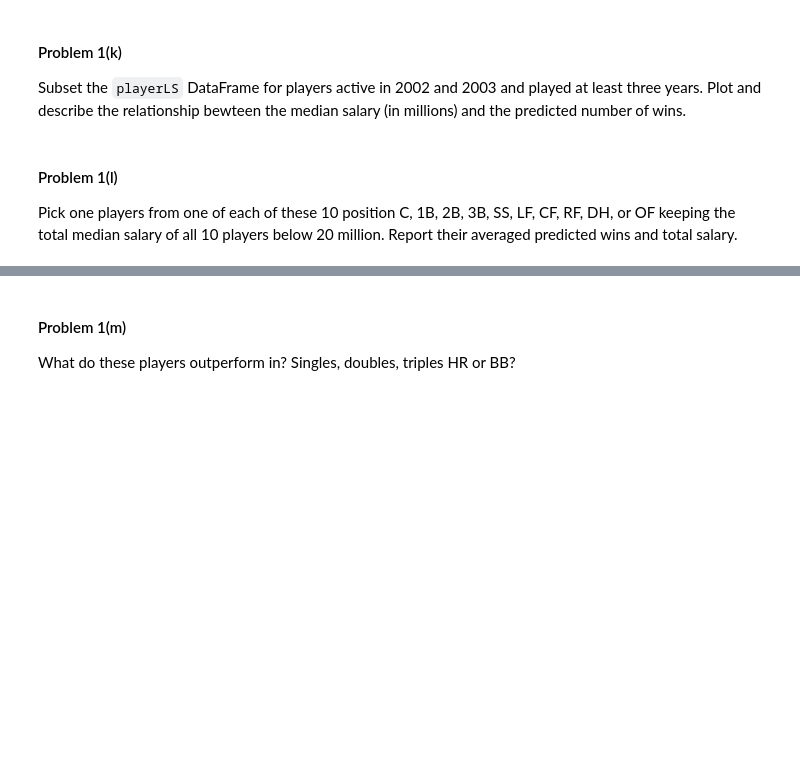
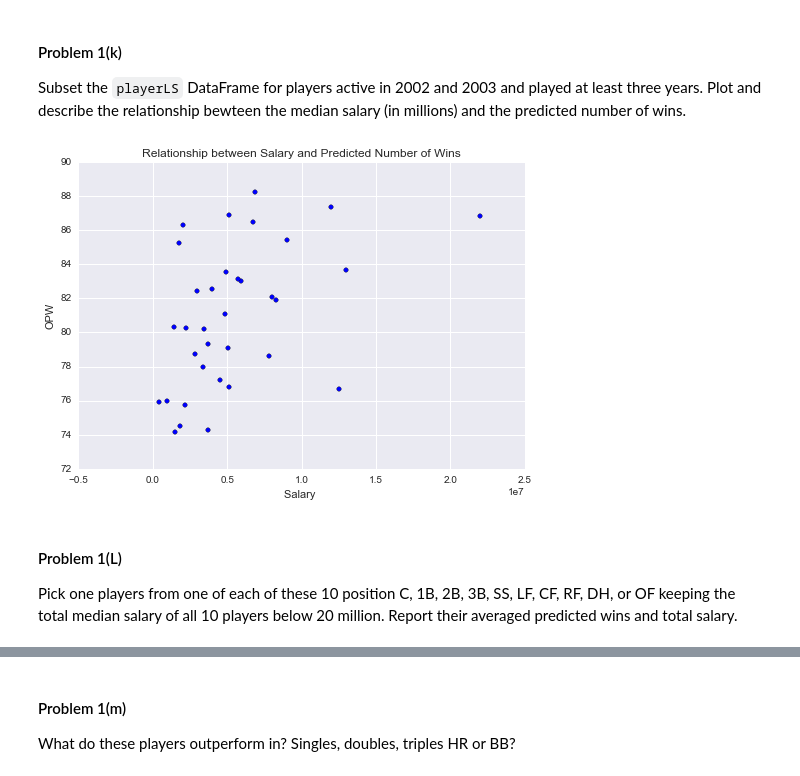
Before and after one commit to eggie5/UCSD-MAS-DSE220, a Jupyter notebook: hmwk2/hmwk2.ipynb, the cells around one changed output, grey strips where cells are left out. Cells and saved outputs as stored; diff of their text form; code cells hidden in the pictures; blank space fills up the shorter version.

```diff
--- a/hmwk2/hmwk2.ipynb
+++ b/hmwk2/hmwk2.ipynb
@@ -316,0 +349,3 @@ Compute the OPW for each player based on the average rates in the `playerLS` Dat
+# %%
+playerLS["OPW"] = regr.predict(playerLS[["S", "2B", "3B", "HR", "BB"]].values)
+playerLS.head()
@@ -323,2 +363,9 @@ Add four columns to the `playerLS` DataFrame that contains the player's position
+# %%
+pos_df = fielding.groupby(["playerID"])["POS"].agg(lambda x:x.value_counts().index[0])
+pos_df = pd.DataFrame(pos_df).reset_index()
+# %%
+playerLS = pos_df.merge(playerLS, how='inner', on="playerID")
+# %%
+playerLS_merged = playerLS.merge(medianSalaries, how='inner', on=['playerID'])
 # %% [markdown]
 Show the head of the `playerLS` DataFrame.
@@ -333,3 +385,18 @@ Subset the `playerLS` DataFrame for players active in 2002 and 2003 and played a
+# %%
+_3_year_selector = playerLS_merged["finalGame"] - playerLS_merged["debut"] >= 3
+start_selector = playerLS_merged["debut"] <= 2002
+end_selector = playerLS_merged["finalGame"] >= 2003
+
+active = playerLS_merged[_3_year_selector & start_selector & end_selector]
+fig = plt.figure()
+ax = fig.gca()
+ax.scatter(active.salary, active.OPW)
+ax.set_xlabel('Salary ')
+ax.set_ylabel('OPW')
+ax.set_title('Relationship between Salary and Predicted Number of Wins')
+plt.show()
+# %% [output]
+[figure, added]
 # %% [markdown]
-#### Problem 1(l)
+#### Problem 1(L)
 Pick one players from one of each of these 10 position C, 1B, 2B, 3B, SS, LF, CF, RF, DH, or OF keeping the total median salary of all 10 players below 20 million. Report their averaged predicted wins and total salary.
```
Also changed, not shown: parts of 55 cells of this notebook.
